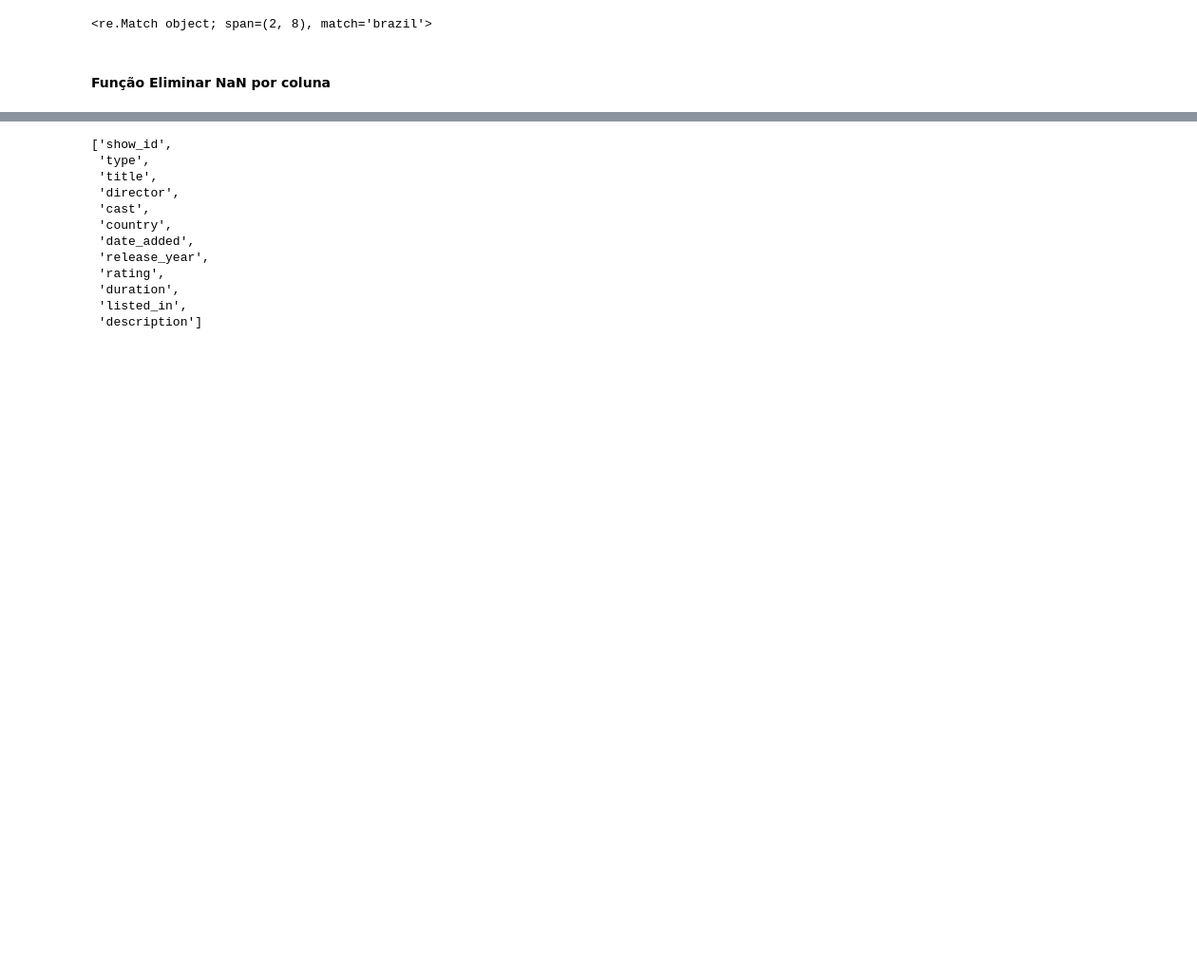
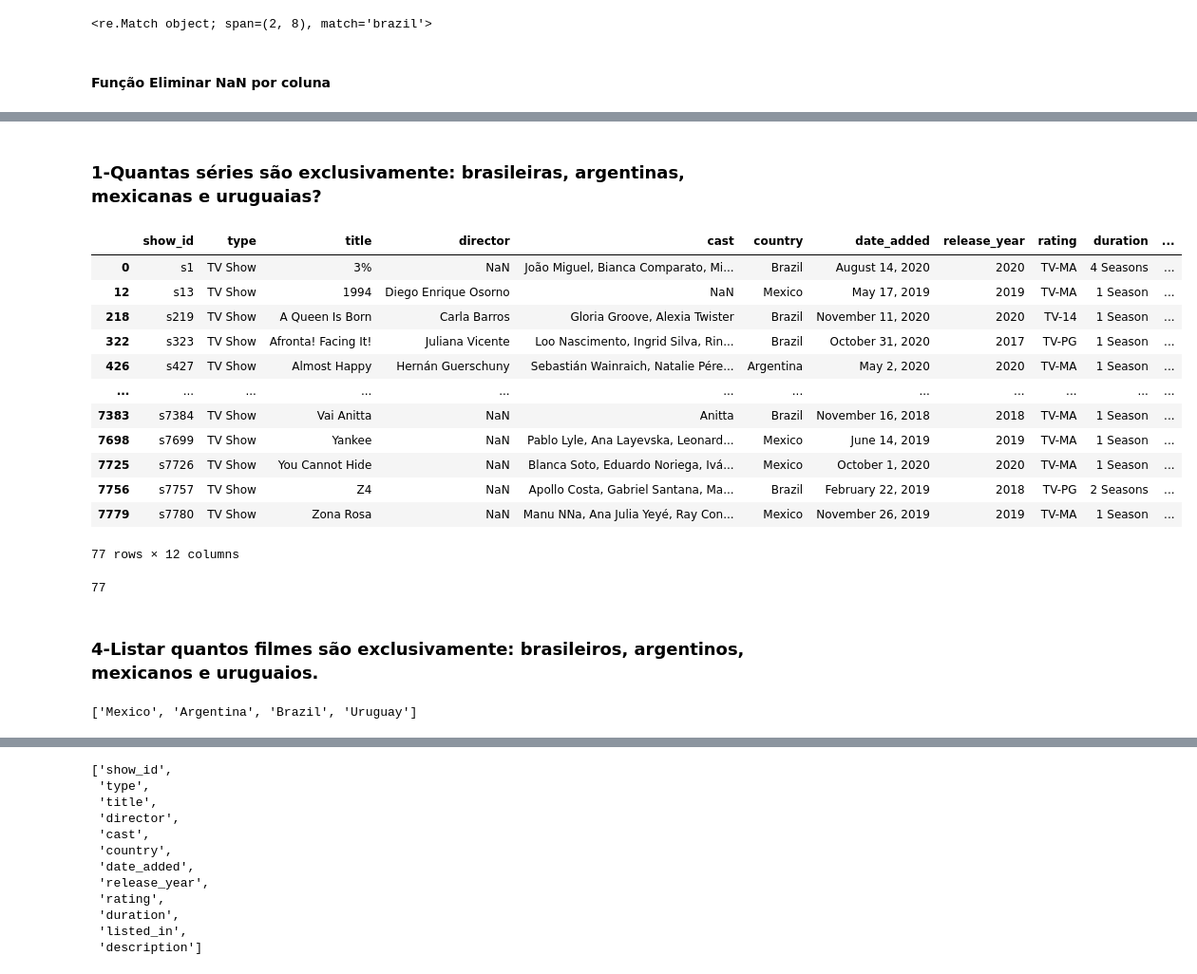
Before and after one commit to jvitorcosta/notebook-netflix-kaggle, a Jupyter notebook: KaggleNetflix.ipynb, the cells around one changed output, grey strips where cells are left out. Shown at 95% size. Saved outputs shown, nothing was run; the diff lists cells and outputs as text; code cells hidden in the pictures; blank space fills up the shorter version.

```diff
--- a/KaggleNetflix.ipynb
+++ b/KaggleNetflix.ipynb
@@ -140,0 +112,28 @@ def find_word(palavra,df,feature):
+# %% [markdown]
+### 1-Quantas séries são exclusivamente: brasileiras, argentinas, mexicanas e uruguaias?
+# %%
+df2=df1[df1['country'].isin(['Brazil','Argentina','Mexico','Uruguay'])].copy()
+# %%
+df_series=df2[df2['type']=='TV Show'].copy()
+# %%
+df_series
+# %% [output]
+|  | show_id | type | title | director | cast | country | date_added | release_year | rating | duration | ... |
+| 0 | s1 | TV Show | 3% | NaN | João Miguel, Bianca Comparato, Mi... | Brazil | August 14, 2020 | 2020 | TV-MA | 4 Seasons | ... |
+| 12 | s13 | TV Show | 1994 | Diego Enrique Osorno | NaN | Mexico | May 17, 2019 | 2019 | TV-MA | 1 Season | ... |
+| 218 | s219 | TV Show | A Queen Is Born | Carla Barros | Gloria Groove, Alexia Twister | Brazil | November 11, 2020 | 2020 | TV-14 | 1 Season | ... |
+| 322 | s323 | TV Show | Afronta! Facing It! | Juliana Vicente | Loo Nascimento, Ingrid Silva, Rin... | Brazil | October 31, 2020 | 2017 | TV-PG | 1 Season | ... |
+| 426 | s427 | TV Show | Almost Happy | Hernán Guerschuny | Sebastián Wainraich, Natalie Pére... | Argentina | May 2, 2020 | 2020 | TV-MA | 1 Season | ... |
+| ... | ... | ... | ... | ... | ... | ... | ... | ... | ... | ... | ... |
+| 7383 | s7384 | TV Show | Vai Anitta | NaN | Anitta | Brazil | November 16, 2018 | 2018 | TV-MA | 1 Season | ... |
+| 7698 | s7699 | TV Show | Yankee | NaN | Pablo Lyle, Ana Layevska, Leonard... | Mexico | June 14, 2019 | 2019 | TV-MA | 1 Season | ... |
+| 7725 | s7726 | TV Show | You Cannot Hide | NaN | Blanca Soto, Eduardo Noriega, Ivá... | Mexico | October 1, 2020 | 2020 | TV-MA | 1 Season | ... |
+| 7756 | s7757 | TV Show | Z4 | NaN | Apollo Costa, Gabriel Santana, Ma... | Brazil | February 22, 2019 | 2018 | TV-PG | 2 Seasons | ... |
+| 7779 | s7780 | TV Show | Zona Rosa | NaN | Manu NNa, Ana Julia Yeyé, Ray Con... | Mexico | November 26, 2019 | 2019 | TV-MA | 1 Season | ... |
+77 rows × 12 columns
+# %%
+df_series['show_id'].unique().shape[0]
+# %% [output]
+77
+# %% [markdown]
+### 4-Listar quantos filmes são exclusivamente: brasileiros, argentinos, mexicanos e uruguaios.
@@ -140,0 +144,4 @@ def find_word(palavra,df,feature):
+# %%
+lista_paises
+# %% [output]
+['Mexico', 'Argentina', 'Brazil', 'Uruguay']
```
Also changed, not shown: parts of 40 cells of this notebook.
